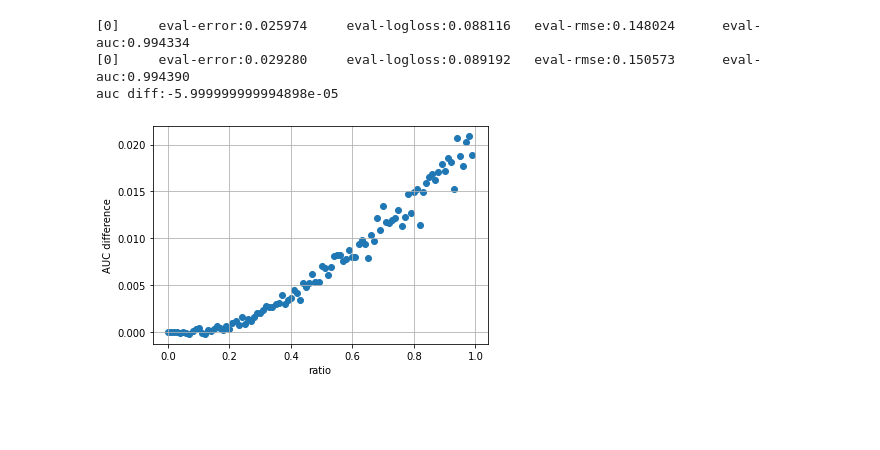
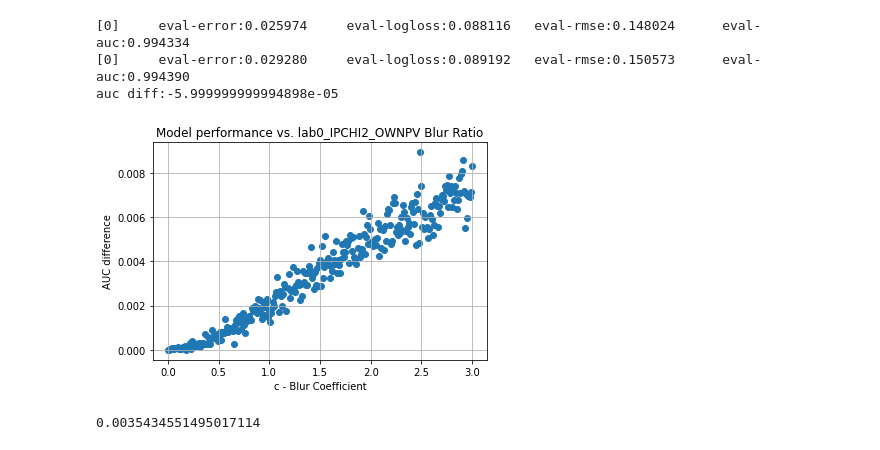
Before and after one commit to tomaszrajchel/thesis, a Jupyter notebook: shap_explanations_3_Fuzzing.ipynb, the cells around one changed output. Cells and saved outputs as stored; diff of their text form; code cells hidden in the pictures; blank space fills up the shorter version.

```diff
--- a/shap_explanations_3_Fuzzying.ipynb
+++ b/shap_explanations_3_Fuzzing.ipynb
@@ -39,16 +39,16 @@ booster.load_model("./output/booster.bin")
 booster.feature_names = feature_names # save_model does not save feature names
 booster.feature_types = ['float' for x in range(len(feature_names))]
 # %%
+%matplotlib inline
 # Fuzzying
 random.seed(10)
 fn = "DeltaR_lab23"
 feature = X_test[fn]
-print(feature.describe())
-feature.hist(bins=100)
+feature.hist(bins=100, alpha=0.5, label="Original")
 std = feature.std()
 
 def shift_std(value):
-    ratio = 0.1
+    ratio = 10.0
     r = random.random() * 2.0 - 1.0 # [-1.0, 1:0] symmetrical
     shift = std * r * ratio
     new_value = value + shift
@@ -65,11 +65,19 @@ fuzzied_test_data_matrix = xgb.DMatrix(
         feature_names=feature_names
 )
 
+
+new_feature = fuzzied_data_test[fn]
+new_feature.hist(bins=100, alpha=0.5, label="Fuzzied")
+
+plt.title(f"{fn} Histogram")
+plt.xlabel("Feature Value")
+plt.ylabel("Count")
+plt.legend()
+
 X_test_fuzzy = fuzzied_data_test[feature_names]
 
-new_feature = fuzzied_data_test[fn]
-new_feature.hist(bins=100)
-new_feature.describe()
+print(feature.describe())
+print(new_feature.describe())
 # %% [output]
 count    4235.000000
 mean        1.797322
@@ -117,42 +111,52 @@ auc diff:-5.999999999994898e-05
 # %%
 # Fuzzying loop
 random.seed(10)
-fn = "DeltaR_lab23"
+fn = "lab0_IPCHI2_OWNPV"
 feature = X_test[fn]
 std = feature.std()
 test_data_eval = booster.eval(test_data_matrix)
 
-def gen_ratio(start=0.0):
-    while start <= 1.0:
-        yield start
-        start += 0.01
+START = 0.0
+STOP = 3.0
+STEP = 0.01
+
+
+def gen_ratio(value=START):
+    while value <= STOP:
+        yield value
+        value += STEP
 
 def shift_std(value):
     r = random.random() * 2.0 - 1.0 # [-1.0, 1:0] symmetrical
     shift = std * r * ratio
     new_value = value + shift
     return new_value
 
 diffs = []
 for ratio in gen_ratio():
     # Fuzzy the data
     fuzzied_data_test = data_test.copy()
     fuzzied_data_test[fn] = data_test[fn].map(shift_std)
     fuzzied_test_data_matrix = xgb.DMatrix(
             data=fuzzied_data_test[feature_names],
             label=fuzzied_data_test.Label.cat.codes,
             missing=-999.0,
             feature_names=feature_names
     )
 
     # Evaluate fuzzied data
     fuzzied_test_data_eval = booster.eval(fuzzied_test_data_matrix)
     diff = float(test_data_eval[-8:-1]) - float(fuzzied_test_data_eval[-8:-1])
     diffs.append(diff)
 
 plt.scatter(list(gen_ratio()), diffs)
-plt.xlabel("ratio")
+plt.title(f"Model performance vs. {fn} Blur Ratio")
+plt.xlabel("c - Blur Coefficient")
 plt.ylabel("AUC difference")
 plt.grid()
+plt.show()
+print(sum(diffs)/len(diffs))
+# plt.savefig(f"img/fuzzy_performance_{fn}_{STEP}.png")
 # %% [output]
-[figure, old version]
+[figure, new version]
+0.0035434551495017114
```
Also changed, not shown: parts of 5 cells of this notebook, 1 other file.
